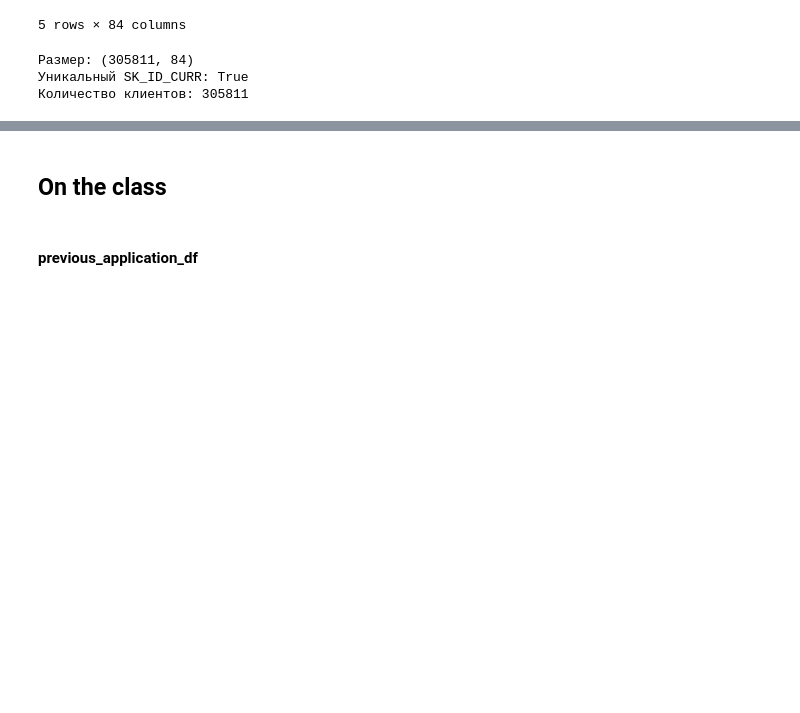
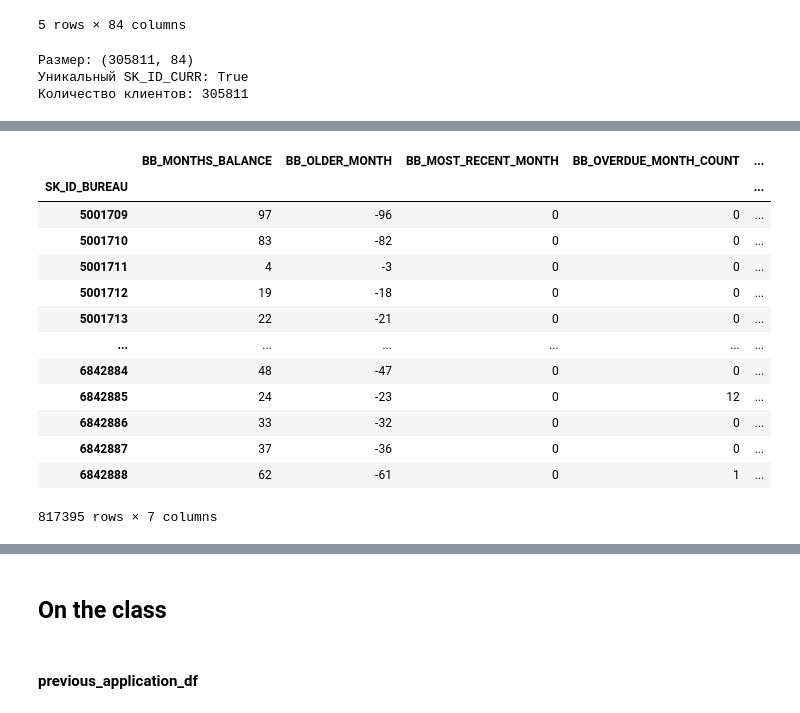
Before and after one commit to USL99/home-credit-default-risk, a Jupyter notebook: notebooks/03_feature_engineering.ipynb, the cells around one changed output, grey strips where cells are left out. Drawn from its saved outputs; the diff is of its cells as text; code cells hidden in the pictures; blank space fills up the shorter version.

```diff
--- a/notebooks/03_feature_engineering.ipynb
+++ b/notebooks/03_feature_engineering.ipynb
@@ -527,0 +619,20 @@ print("\nNUMERICAL:", numerical_cols_bureau_balance_df)
+# %%
+bureau_balance_special = (
+    bureau_balance_df.groupby("SK_ID_BUREAU").agg(BB_MONTHS_BALANCE = ("MONTHS_BALANCE", "count"), BB_OLDER_MONTH = ("MONTHS_BALANCE", "min"), BB_MOST_RECENT_MONTH = ("MONTHS_BALANCE", "max"), BB_OVERDUE_MONTH_COUNT = ("IS_BB_OVERDUE", "sum"), BB_OVERDUE_MONTH_SHARE = ("IS_BB_OVERDUE", "mean"), BB_SEVERE_OVERDUE_MONTH_COUNT = ("IS_BB_SEVERE_OVERDUE", "sum"), BB_SEVERE_OVERDUE_MONTH_SHARE = ("IS_BB_SEVERE_OVERDUE", "mean"))
+)
+bureau_balance_special
+# %% [output]
+|  | BB_MONTHS_BALANCE | BB_OLDER_MONTH | BB_MOST_RECENT_MONTH | BB_OVERDUE_MONTH_COUNT | ... |
+| SK_ID_BUREAU |  |  |  |  | ... |
+| 5001709 | 97 | -96 | 0 | 0 | ... |
+| 5001710 | 83 | -82 | 0 | 0 | ... |
+| 5001711 | 4 | -3 | 0 | 0 | ... |
+| 5001712 | 19 | -18 | 0 | 0 | ... |
+| 5001713 | 22 | -21 | 0 | 0 | ... |
+| ... | ... | ... | ... | ... | ... |
+| 6842884 | 48 | -47 | 0 | 0 | ... |
+| 6842885 | 24 | -23 | 0 | 12 | ... |
+| 6842886 | 33 | -32 | 0 | 0 | ... |
+| 6842887 | 37 | -36 | 0 | 0 | ... |
+| 6842888 | 62 | -61 | 0 | 1 | ... |
+817395 rows × 7 columns
```
Also changed, not shown: parts of 26 cells of this notebook.
